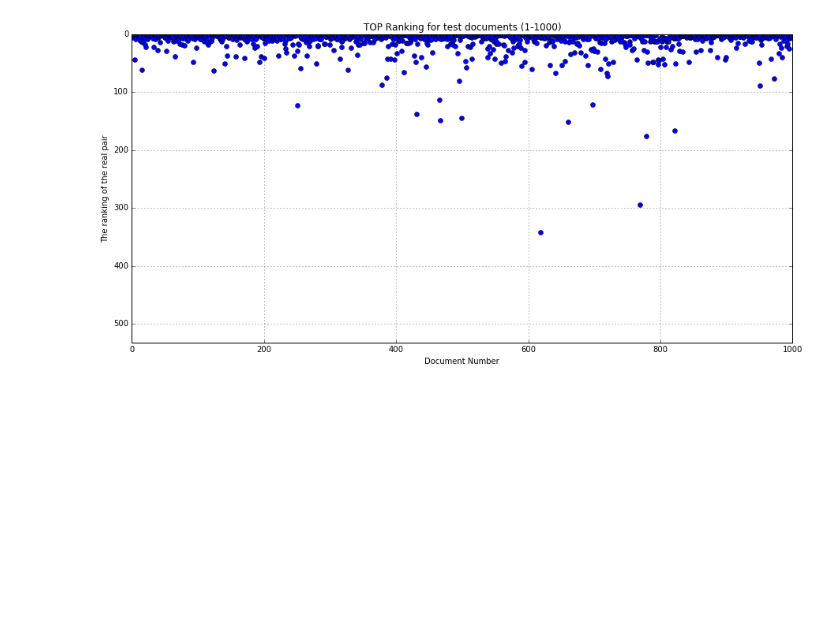
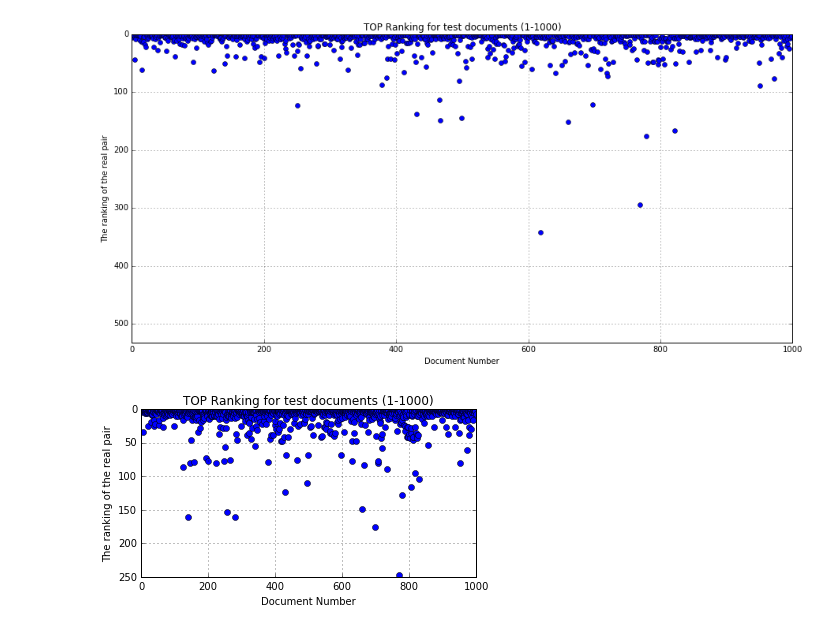
Before and after one commit to liuenda/LiuSTM, a Jupyter notebook: 2017-5-11 BOW-baseline-1.ipynb, the cells around one changed output. Saved outputs shown, nothing was run; the diff lists cells and outputs as text; code cells hidden in the pictures; blank space fills up the shorter version.

```diff
--- a/2017-5-11 BOW-baseline-1.ipynb
+++ b/2017-5-11 BOW-baseline-1.ipynb
@@ -65,3 +82,21 @@ plt.savefig('top-test.eps', format='eps', dpi=1000)
 plt.show()
 # %% [output]
 [figure]
+# %%
+%matplotlib inline
+import matplotlib.pyplot as plt
+import matplotlib
+matplotlib.rcParams['figure.figsize'] = (6.0, 3.0)
+# matplotlib.rcParams['figure.figsize'] = (10, 7)
+# matplotlib.rcParams['figure.figsize'] = (15, 7)
+plt.plot(rank_results_test,'bo')
+plt.title('TOP Ranking for test documents (1-1000)')
+plt.xlabel('Document Number')
+plt.ylabel('The ranking of the real pair')
+# plt.ylim([1000,0])
+plt.ylim([250,0.5])
+plt.grid(True)
+plt.savefig('top-test.eps', format='eps', dpi=1000)
+plt.show()
+# %% [output]
+[figure, added]
```
Also changed, not shown: parts of 9 cells of this notebook, 46 other files.
